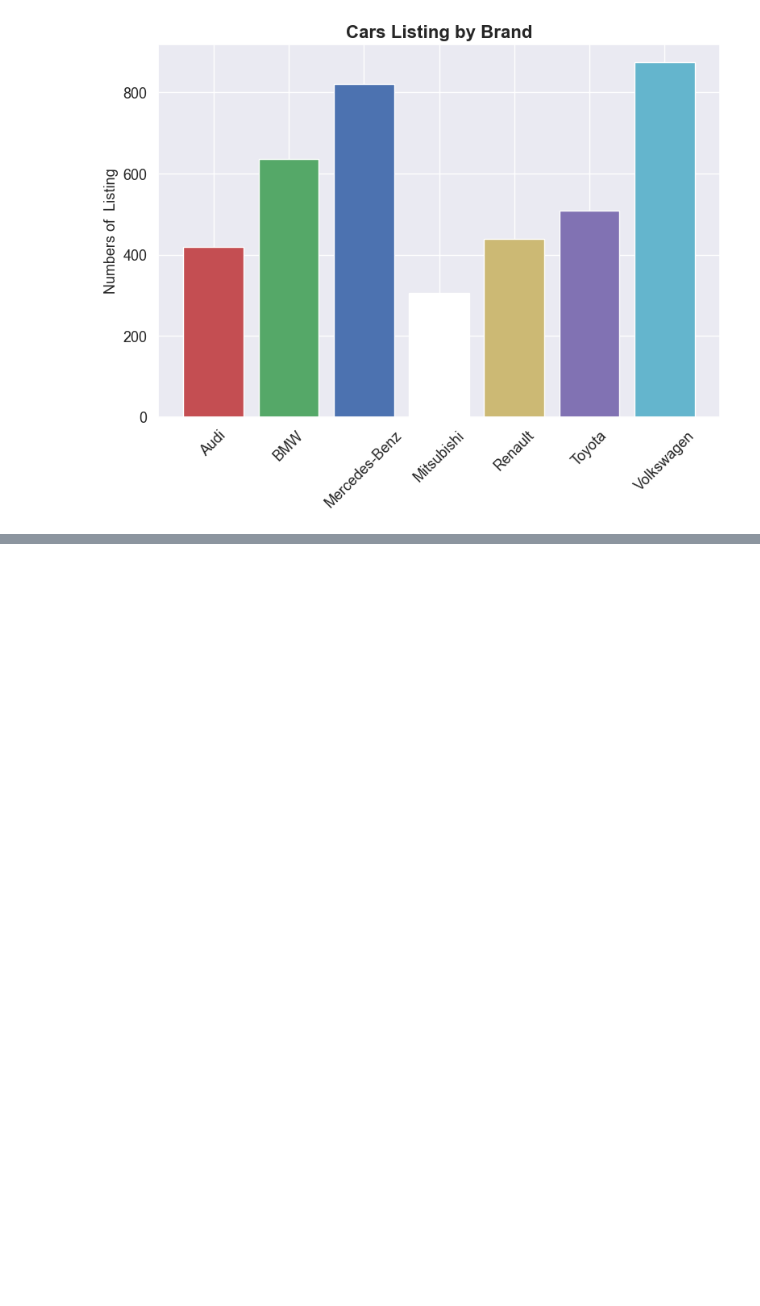
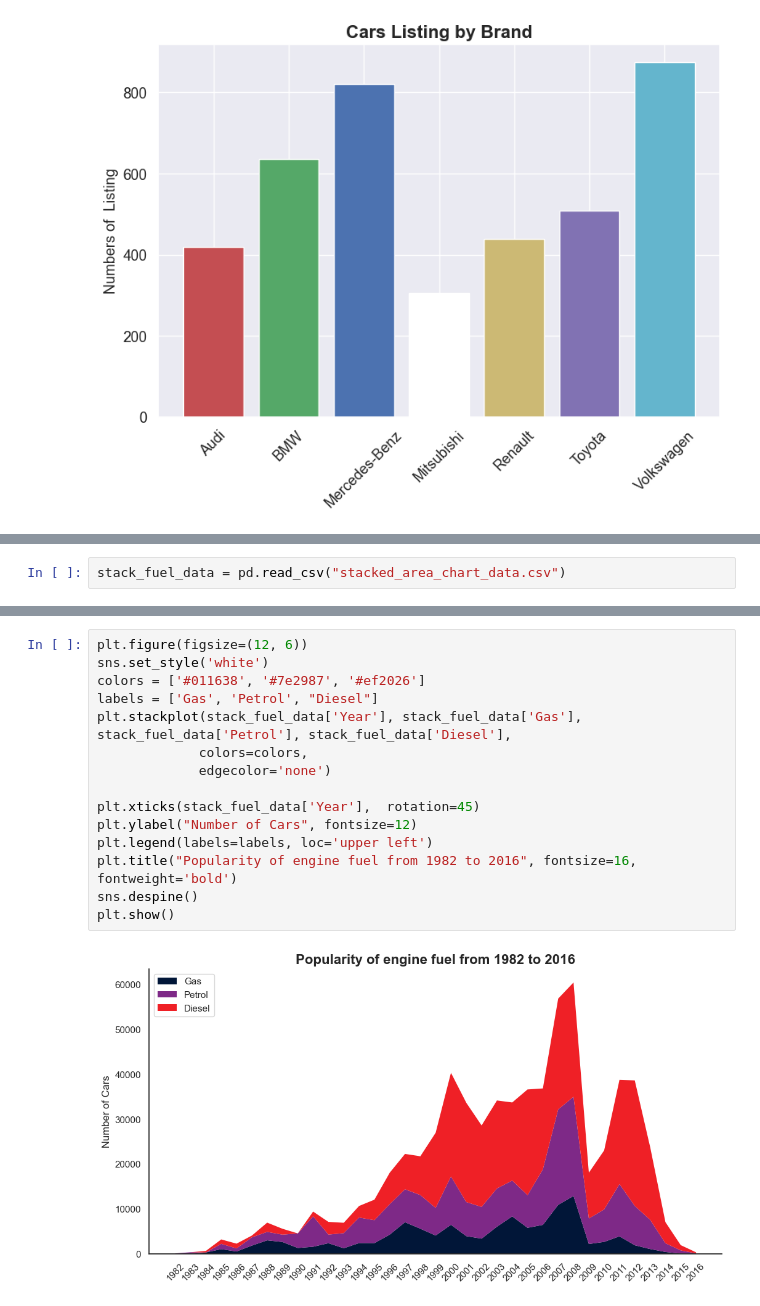
Before and after one commit to donaldte/data-visualization, a Jupyter notebook: data-visualization.ipynb, the cells around one changed output, grey strips where cells are left out. Saved outputs shown, nothing was run; the diff lists cells and outputs as text; blank space fills up the shorter version.

```diff
--- a/data-visualization.ipynb
+++ b/data-visualization.ipynb
@@ -37,0 +73,2 @@ plt.show()
+# %%
+stack_fuel_data = pd.read_csv("stacked_area_chart_data.csv")
@@ -37,0 +95,17 @@ plt.show()
+# %%
+plt.figure(figsize=(12, 6))
+sns.set_style('white')
+colors = ['#011638', '#7e2987', '#ef2026']
+labels = ['Gas', 'Petrol', "Diesel"]
+plt.stackplot(stack_fuel_data['Year'], stack_fuel_data['Gas'], stack_fuel_data['Petrol'], stack_fuel_data['Diesel'],
+             colors=colors,
+             edgecolor='none')
+
+plt.xticks(stack_fuel_data['Year'],  rotation=45)
+plt.ylabel("Number of Cars", fontsize=12)
+plt.legend(labels=labels, loc='upper left')
+plt.title("Popularity of engine fuel from 1982 to 2016", fontsize=16, fontweight='bold')
+sns.despine()
+plt.show()
+# %% [output]
+[figure, added]
```
Also changed, not shown: parts of 8 cells of this notebook, 4 other files.
